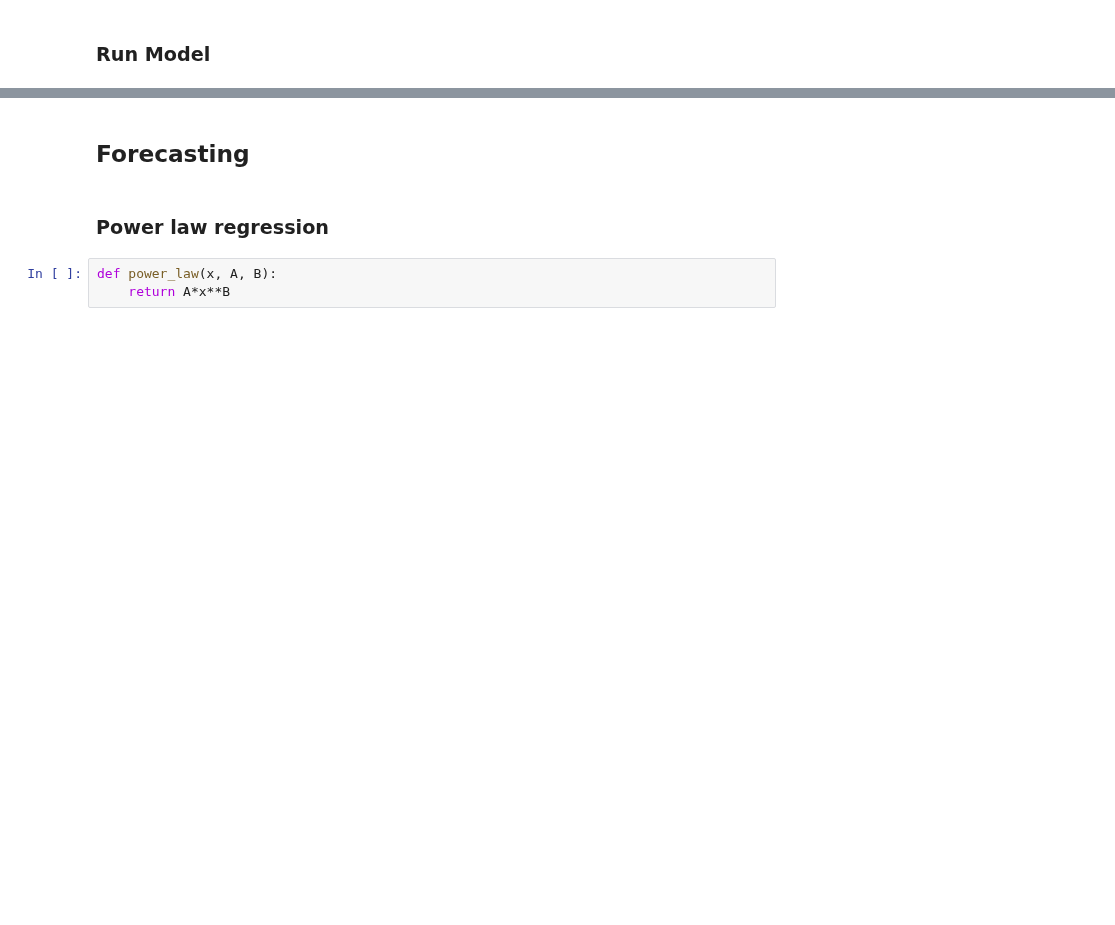
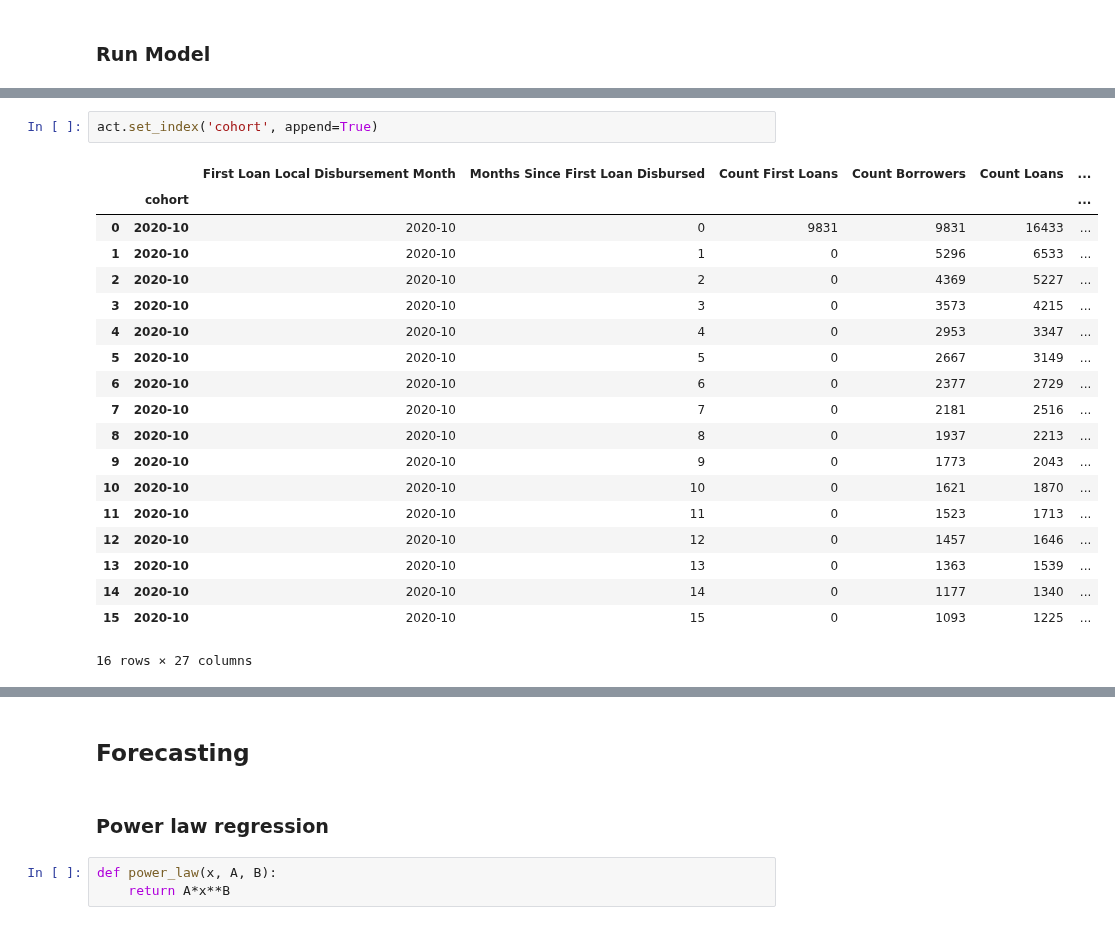
Before and after one commit to kliao-tala/pyltv, a Jupyter notebook: pLTV Python Model Build.ipynb, the cells around one changed output, grey strips where cells are left out. Drawn from its saved outputs; the diff is of its cells as text; blank space fills up the shorter version.

```diff
--- a/pLTV Python Model Build.ipynb
+++ b/pLTV Python Model Build.ipynb
@@ -456,0 +546,22 @@ m.data.head()
+# %%
+act.set_index('cohort', append=True)
+# %% [output]
+|  |  | First Loan Local Disbursement Month | Months Since First Loan Disbursed | Count First Loans | Count Borrowers | Count Loans | ... |
+|  | cohort |  |  |  |  |  | ... |
+| 0 | 2020-10 | 2020-10 | 0 | 9831 | 9831 | 16433 | ... |
+| 1 | 2020-10 | 2020-10 | 1 | 0 | 5296 | 6533 | ... |
+| 2 | 2020-10 | 2020-10 | 2 | 0 | 4369 | 5227 | ... |
+| 3 | 2020-10 | 2020-10 | 3 | 0 | 3573 | 4215 | ... |
+| 4 | 2020-10 | 2020-10 | 4 | 0 | 2953 | 3347 | ... |
+| 5 | 2020-10 | 2020-10 | 5 | 0 | 2667 | 3149 | ... |
+| 6 | 2020-10 | 2020-10 | 6 | 0 | 2377 | 2729 | ... |
+| 7 | 2020-10 | 2020-10 | 7 | 0 | 2181 | 2516 | ... |
+| 8 | 2020-10 | 2020-10 | 8 | 0 | 1937 | 2213 | ... |
+| 9 | 2020-10 | 2020-10 | 9 | 0 | 1773 | 2043 | ... |
+| 10 | 2020-10 | 2020-10 | 10 | 0 | 1621 | 1870 | ... |
+| 11 | 2020-10 | 2020-10 | 11 | 0 | 1523 | 1713 | ... |
+| 12 | 2020-10 | 2020-10 | 12 | 0 | 1457 | 1646 | ... |
+| 13 | 2020-10 | 2020-10 | 13 | 0 | 1363 | 1539 | ... |
+| 14 | 2020-10 | 2020-10 | 14 | 0 | 1177 | 1340 | ... |
+| 15 | 2020-10 | 2020-10 | 15 | 0 | 1093 | 1225 | ... |
+16 rows × 27 columns
```
Also changed, not shown: parts of 33 cells of this notebook.
